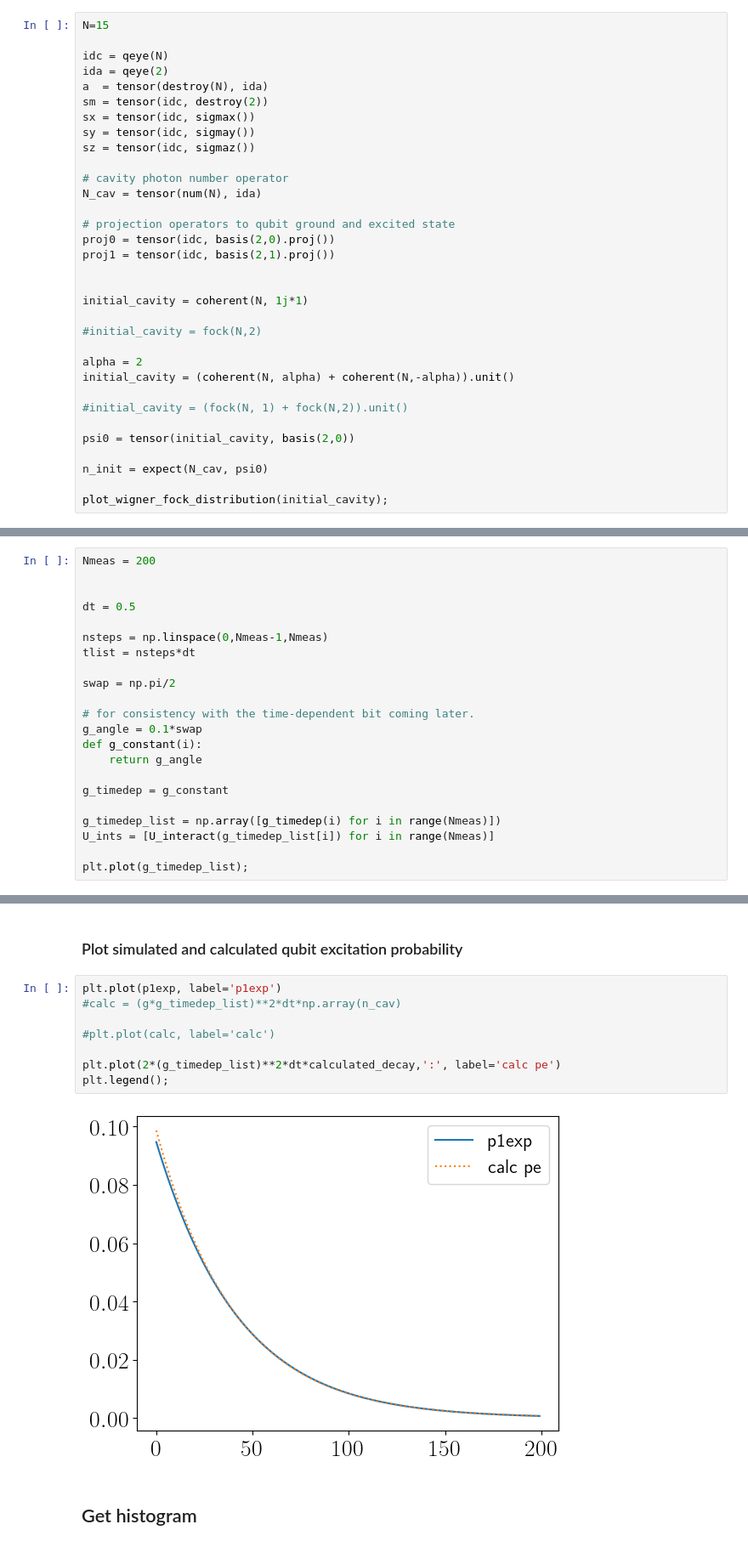
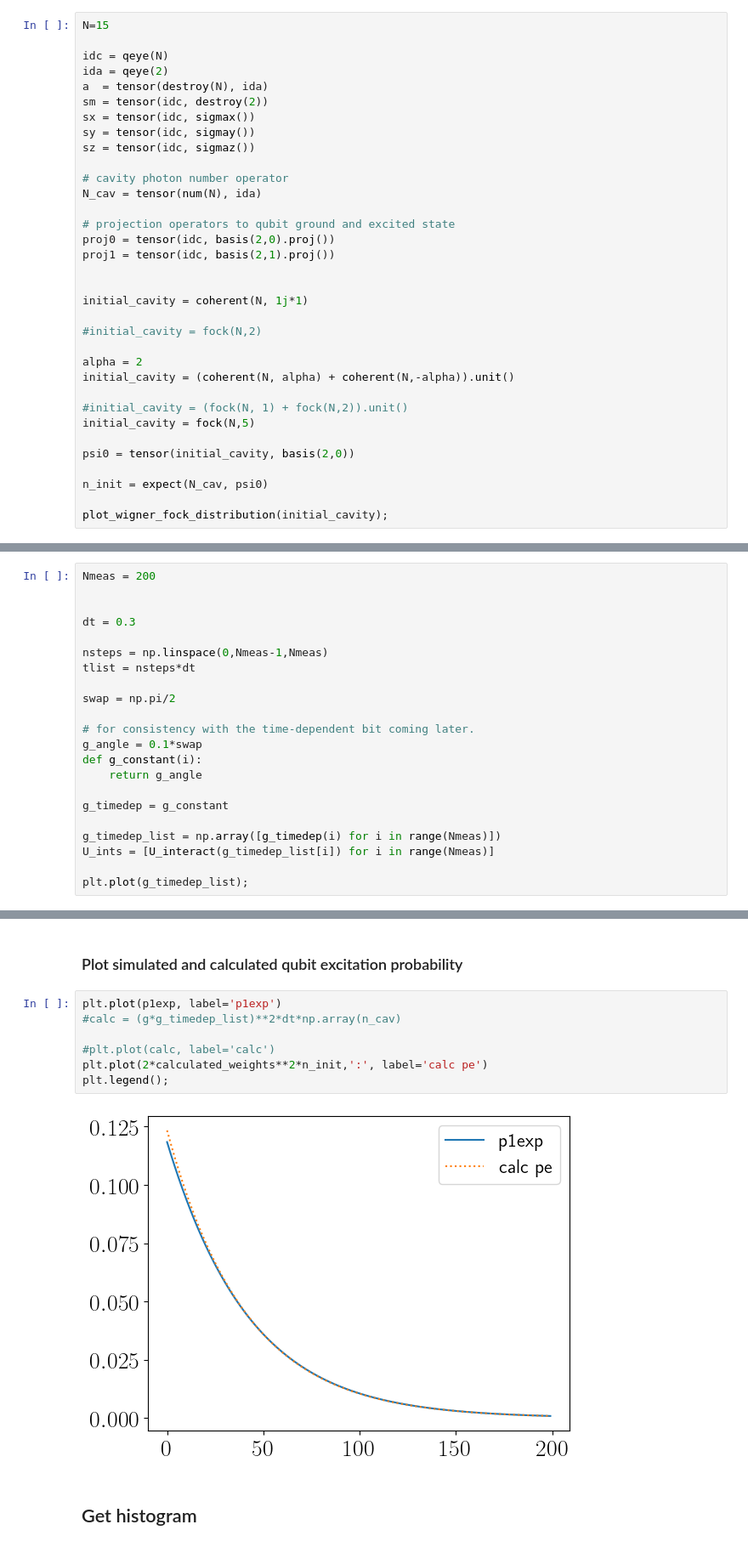
Before and after one commit to ingstra/qubitdyne, a Jupyter notebook: constant_vs_timedep.ipynb, the cells around one changed output, grey strips where cells are left out. Shown at 85% size. Cells and saved outputs as stored; diff of their text form.

Commit message:
fixed calculated excitation prob for constant coupling

```diff
--- a/constant_vs_timedep.ipynb
+++ b/constant_vs_timedep.ipynb
@@ -38,6 +38,7 @@ alpha = 2
 initial_cavity = (coherent(N, alpha) + coherent(N,-alpha)).unit()
 
 #initial_cavity = (fock(N, 1) + fock(N,2)).unit()
+initial_cavity = fock(N,5)
 
 psi0 = tensor(initial_cavity, basis(2,0))
 
@@ -68,7 +69,7 @@ def rotateXY(theta,rotangl):
 Nmeas = 200
 
 
-dt = 0.5
+dt = 0.3
 
 nsteps = np.linspace(0,Nmeas-1,Nmeas)
 tlist = nsteps*dt
@@ -175,13 +176,12 @@ plt.legend();
 # %%
 plt.plot(p1exp, label='p1exp')
 #calc = (g*g_timedep_list)**2*dt*np.array(n_cav)
 
 #plt.plot(calc, label='calc')
-
-plt.plot(2*(g_timedep_list)**2*dt*calculated_decay,':', label='calc pe')
+plt.plot(2*calculated_weights**2*n_init,':', label='calc pe')
 plt.legend();
 # %% [output]
-[figure, old version]
+[figure, new version]
 # %% [markdown]
 ## Get histogram
 # %%
```
Also changed, not shown: parts of 11 cells of this notebook.
